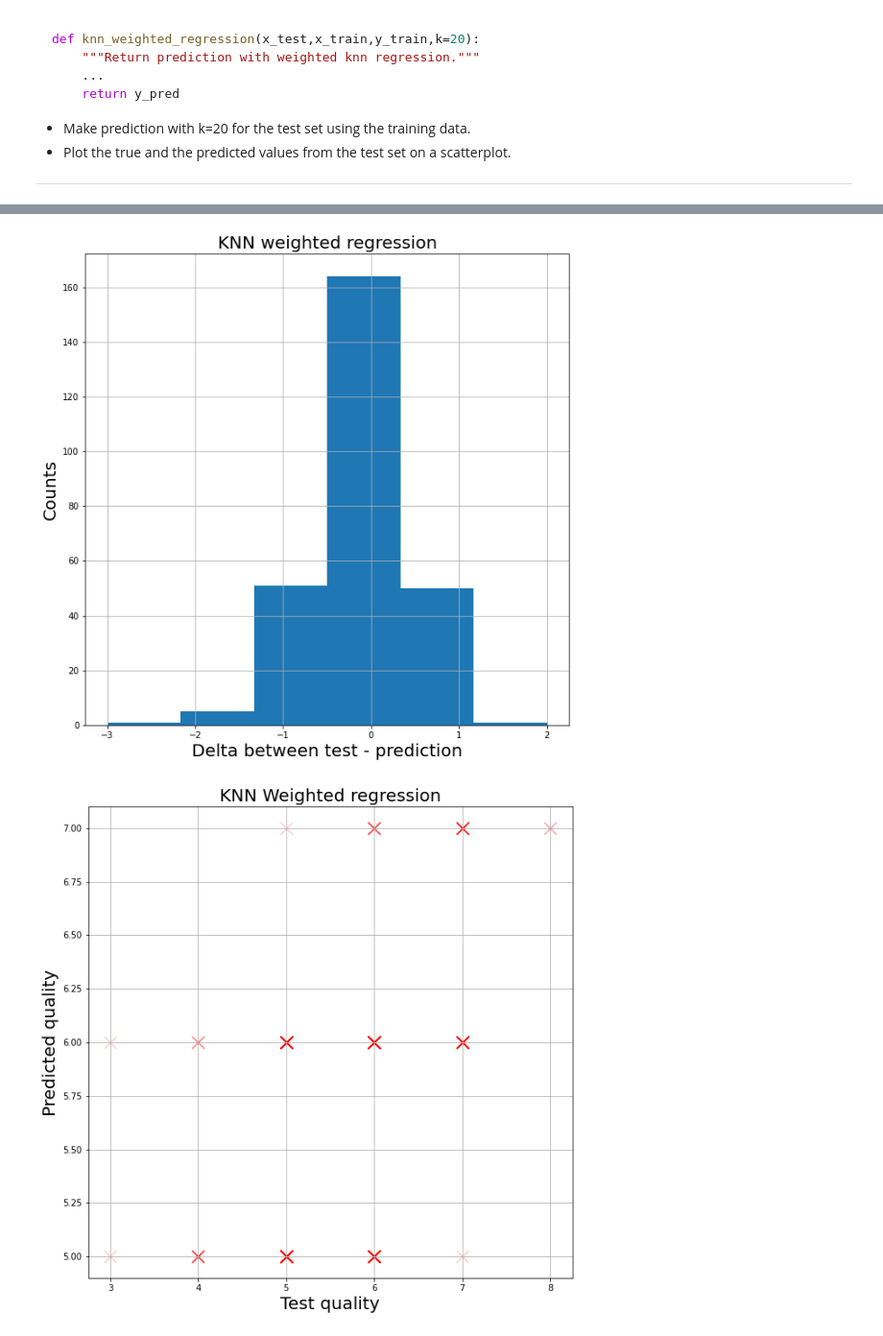
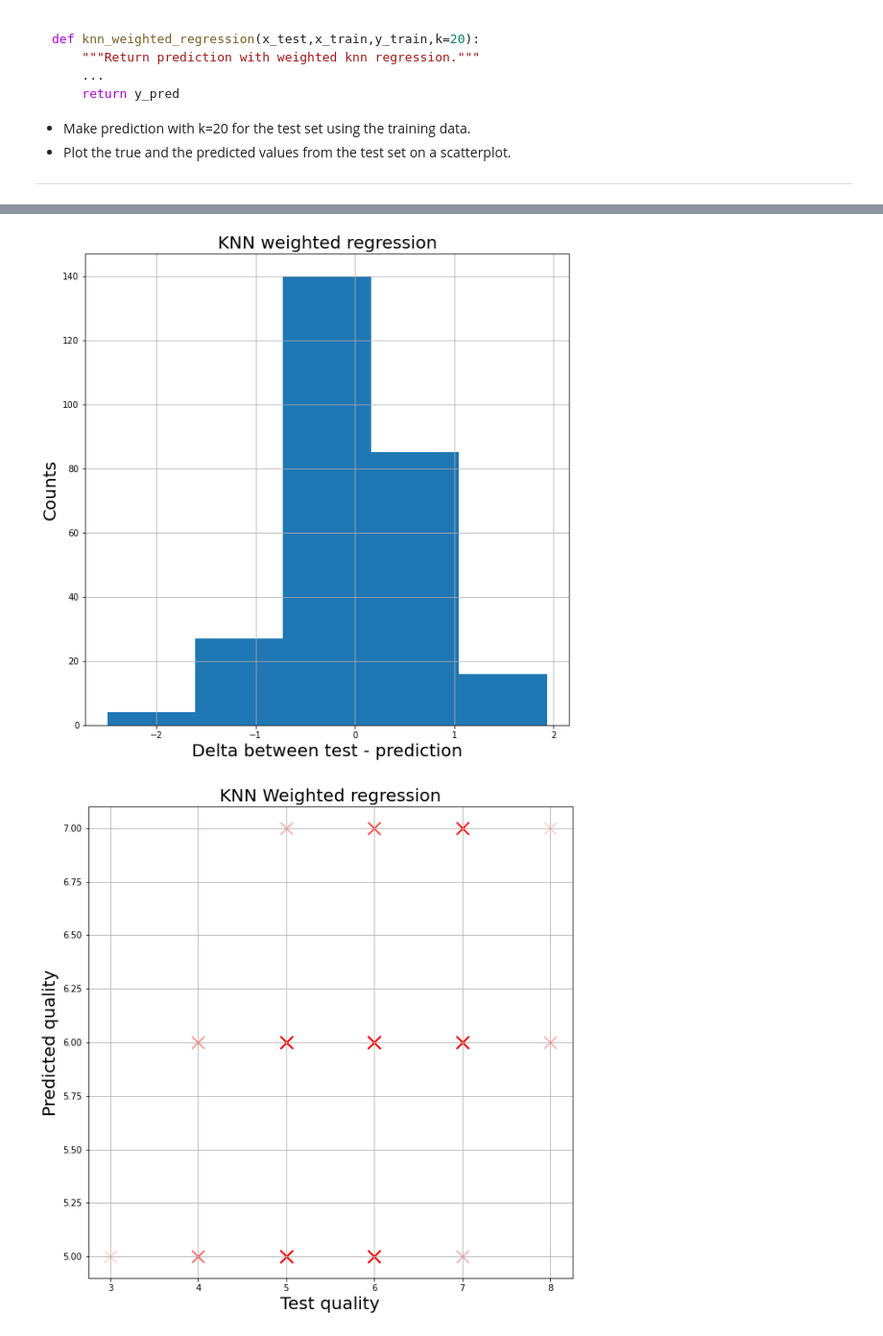
Before and after one commit to barnabasp/ML_Course, a Jupyter notebook: 3/lab03.ipynb, the cells around one changed output, grey strips where cells are left out. Shown at 96% size. Drawn from its saved outputs; the diff is of its cells as text; code cells hidden in the pictures.

```diff
--- a/3/lab03.ipynb
+++ b/3/lab03.ipynb
@@ -270,14 +291,15 @@ def knn_weighted_regression(x_test,x_train,y_train,k=20):
         #swap the list to array
         weighted = np.asarray(weighted)
         #mask based on the maximal weight
-        mask = max(weighted) == weighted
-        mask = np.reshape(mask, np.shape(mask)[0])
-    #    print(weighted)
+#        mask = max(weighted) == weighted
+#        mask = np.reshape(mask, np.shape(mask)[0])
+#        print(np.shape(weighted))
     #    print(mask)
-    #    print(q_value)
+#        print(np.shape(q_value))
         #we can use the fact np.unique returns sorted array
-        q_max = int(q_value[mask])
-        y_pred.append(q_max)
+#        q_max = int(q_value[mask])
+        q = np.average(q_value, weights = np.reshape(weighted,len(weighted)), axis=0)
+        y_pred.append(q)
     return y_pred
 # %%
 y_pred_2 = knn_weighted_regression(X_test_norm, X_train_norm, y_train)
@@ -284,12 +315,12 @@ y_pred_2 = knn_weighted_regression(X_test_norm, X_train_norm, y_train)
 # %%
-val_2, _ = np.unique(y_test-y_pred_2,return_counts=True)
+val_2, _ = np.unique(y_test-np.round(np.array(y_pred_2)),return_counts=True)
 plt.figure(figsize=(10,10))
 plt.hist(y_test-y_pred_2, bins=len(val_2))
 plt.title('KNN weighted regression', fontsize=20)
 plt.xlabel('Delta between test - prediction', fontsize=20)
 plt.ylabel('Counts', fontsize=20)
 plt.grid(True)
 # %% [output]
-[figure, old version]
+[figure, new version]
 # %%
 plt.figure(figsize=(10,10))
```
Also changed, not shown: parts of 26 cells of this notebook, 2 other files.
